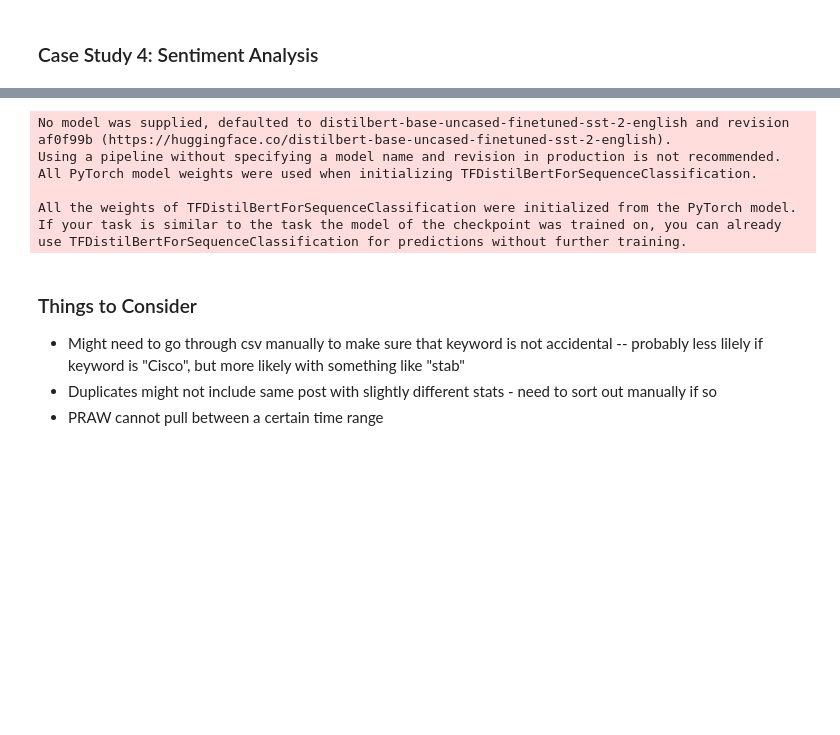
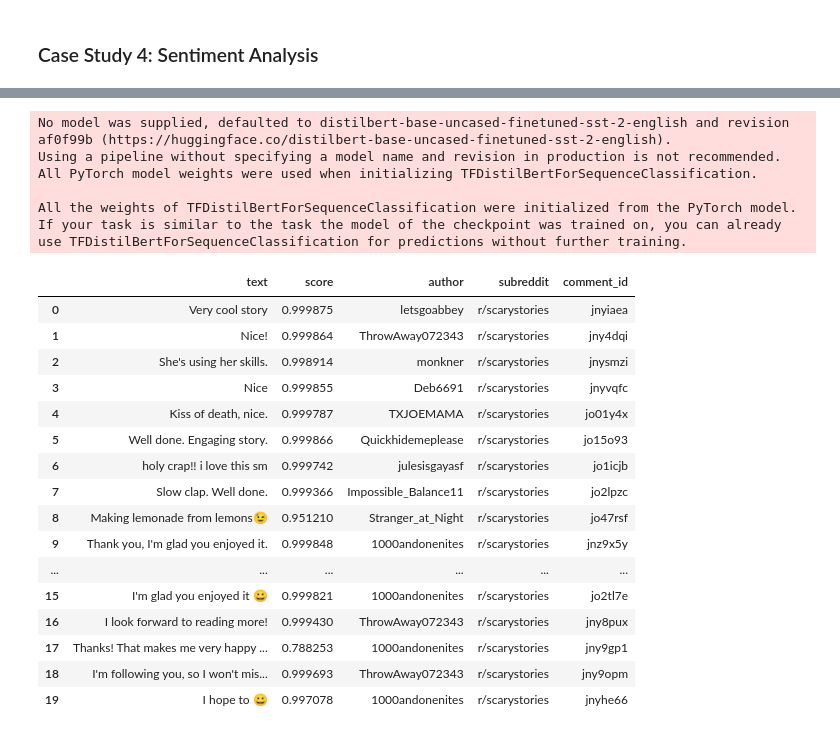
Before and after one commit to hi-rachelliu/scary_stories, a Jupyter notebook: scary_stories.ipynb, the cells around one changed output, grey strips where cells are left out. Saved outputs shown, nothing was run; the diff lists cells and outputs as text; code cells hidden in the pictures; blank space fills up the shorter version.

Commit message:
Finish sentiment analysis with r/scary_stories

```diff
--- a/scary_stories.ipynb
+++ b/scary_stories.ipynb
@@ -236,20 +236,3 @@ temp = pd.read_csv('submissions.csv')
 pd.concat([temp, df]).drop_duplicates().to_csv('submissions.csv')
 # %% [markdown]
 ### Case Study 4: Sentiment Analysis
-# %%
-from transformers import pipeline
-
-comment = "https://www.reddit.com/r/sysadmin/comments/11egyx5/comment/jahuiqz/"
-subreddit = reddit.subreddit("sysadmin")
-submission = reddit.submission("11egyx5")
-text1 = "The entire history of Firepower could easily be viewed as a graduate school case study in how clueless executives can correctly identify a product gap, spend the right money on the right technology to close that gap, and piss all of the value away through mismanagement anyway."
-text2 = "Cisco knew PIX was beyond it's usable service-life, and original ASA-OS was weak. Cisco knew they needed a new Layer-7-aware Firewall solution to compete with Palo & Fortinet and CheckPoint. In 2013 Cisco pulled out the BIG checkbook and bought the OG, mac-daddy, gold-standard L7 aware security solution: Snort."
-data = []
-data.append(text1)
-data.append(text2)
-
-
-specific_model = pipeline(model="finiteautomata/bertweet-base-sentiment-analysis")
-sentiments = specific_model(data)
-for i, senti in enumerate(sentiments):
-    print(f"{i}: {senti}")
@@ -262,0 +239,16 @@ If your task is similar to the task the model of the checkpoint was trained on,
+# %%
+# Example of sentiment analysis from 2 sentences on a subreddit
+
+from transformers import pipeline
+
+text1 = "They said it was a random heart failure, but Maisie knew better."
+text2 = "Very cool story"
+data = []
+data.append(text1)
+data.append(text2)
+
+
+specific_model = pipeline(model="finiteautomata/bertweet-base-sentiment-analysis")
+sentiments = specific_model(data)
+for i, senti in enumerate(sentiments):
+    print(f"{senti}: {data[i]}")
@@ -270,39 +269,51 @@ def get_scores(data):
 
     Returns a list of dictionaires containing the text and sentiment of comments, sometimes separated
     """
     paragraphs = []
     for comment in data:
         for key, value in comment.items():
             if key == "text" and len(value) < 1000:
                 paragraphs.append(value)
 
     scores = []
     sentiment_pipeline = pipeline("sentiment-analysis")
     sentiments = sentiment_pipeline(paragraphs)
     for i, senti in enumerate(sentiments):
         new_score = {}
         new_score["text"] = paragraphs[i]
         new_score["score"] = -senti["score"] if senti["label"] == "NEGATIVE" else 0 if senti["label"] == "NEUTRAL" else senti["score"]
         new_score["author"] = data[i]["author"]
         new_score["subreddit"] = data[i]["subreddit"]
         new_score["comment_id"] = data[i]["comment_id"]
         scores.append(new_score)
     return scores
 
 
-pulled = pull_comments(subreddit_id="su5rpm", amount="top")
-scores = get_scores(pulled[10:])
-r_security_df = pd.DataFrame(scores)
+pulled = pull_comments(subreddit_id="14828yd", amount="top")
+scores = get_scores(pulled)
+masie_df = pd.DataFrame(scores)
+masie_df
 # %% [output]
 No model was supplied, defaulted to distilbert-base-uncased-finetuned-sst-2-english and revision af0f99b (https://huggingface.co/distilbert-base-uncased-finetuned-sst-2-english).
 Using a pipeline without specifying a model name and revision in production is not recommended.
 All PyTorch model weights were used when initializing TFDistilBertForSequenceClassification.
 
 All the weights of TFDistilBertForSequenceClassification were initialized from the PyTorch model.
 If your task is similar to the task the model of the checkpoint was trained on, you can already use TFDistilBertForSequenceClassification for predictions without further training.
+|  | text | score | author | subreddit | comment_id |
+| 0 | Very cool story | 0.999875 | letsgoabbey | r/scarystories | jnyiaea |
+| 1 | Nice! | 0.999864 | ThrowAway072343 | r/scarystories | jny4dqi |
+| 2 | She's using her skills. | 0.998914 | monkner | r/scarystories | jnysmzi |
+| 3 | Nice | 0.999855 | Deb6691 | r/scarystories | jnyvqfc |
+| 4 | Kiss of death, nice. | 0.999787 | TXJOEMAMA | r/scarystories | jo01y4x |
+| 5 | Well done. Engaging story. | 0.999866 | Quickhidemeplease | r/scarystories | jo15o93 |
+| 6 | holy crap!! i love this sm | 0.999742 | julesisgayasf | r/scarystories | jo1icjb |
+| 7 | Slow clap. Well done. | 0.999366 | Impossible_Balance11 | r/scarystories | jo2lpzc |
+| 8 | Making lemonade from lemons😉 | 0.951210 | Stranger_at_Night | r/scarystories | jo47rsf |
+| 9 | Thank you, I'm glad you enjoyed it. | 0.999848 | 1000andonenites | r/scarystories | jnz9x5y |
+| ... | ... | ... | ... | ... | ... |
+| 15 | I'm glad you enjoyed it 😀 | 0.999821 | 1000andonenites | r/scarystories | jo2tl7e |
+| 16 | I look forward to reading more! | 0.999430 | ThrowAway072343 | r/scarystories | jny8pux |
+| 17 | Thanks! That makes me very happy ... | 0.788253 | 1000andonenites | r/scarystories | jny9gp1 |
+| 18 | I'm following you, so I won't mis... | 0.999693 | ThrowAway072343 | r/scarystories | jny9opm |
+| 19 | I hope to 😀 | 0.997078 | 1000andonenites | r/scarystories | jnyhe66 |
-# %% [markdown]
-### Things to Consider
-
-- Might need to go through csv manually to make sure that keyword is not accidental -- probably less lilely if keyword is "Cisco", but more likely with something like "stab"
-- Duplicates might not include same post with slightly different stats - need to sort out manually if so
-- PRAW cannot pull between a certain time range
```
Also changed, not shown: parts of 2 cells of this notebook.
